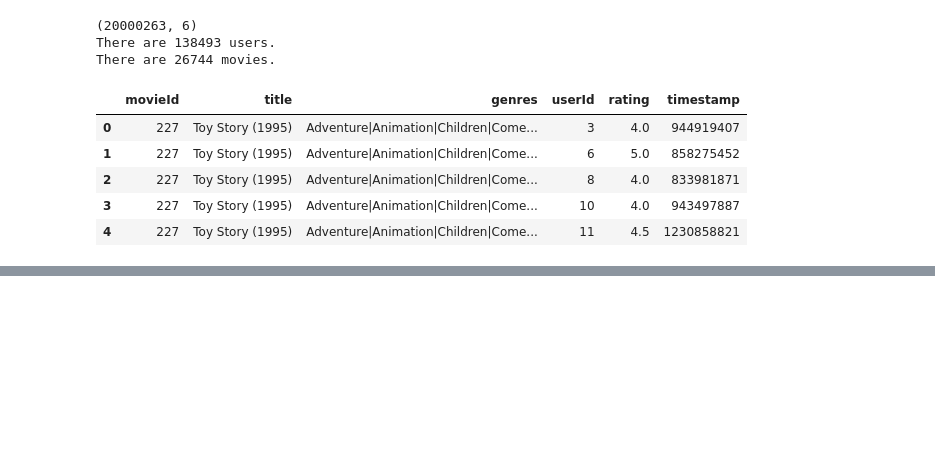
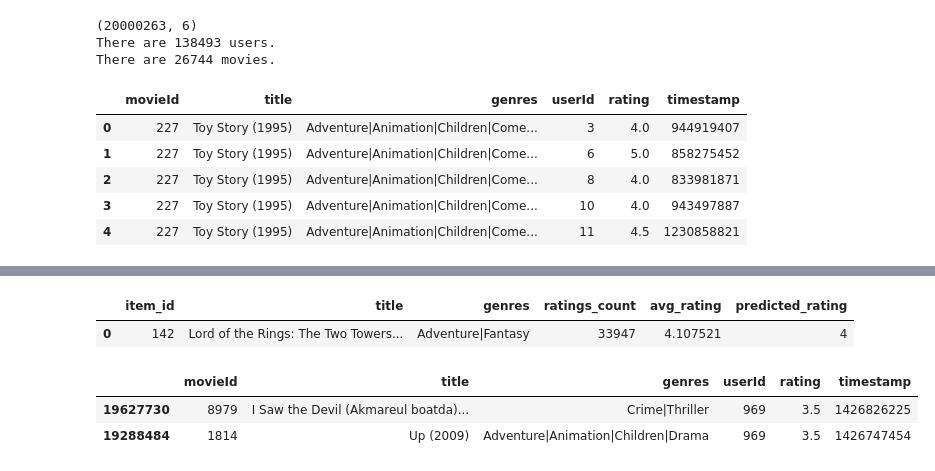
Before and after one commit to alineberry/my-movie-recommender, a Jupyter notebook: notebooks/collaborative-matrix-factorization-approach.ipynb, the cells around one changed output, grey strips where cells are left out. Drawn from its saved outputs; the diff is of its cells as text; code cells hidden in the pictures; blank space fills up the shorter version.

```diff
--- a/notebooks/collaborative-matrix-factorization-approach.ipynb
+++ b/notebooks/collaborative-matrix-factorization-approach.ipynb
@@ -188,0 +235,11 @@ predicted_ratings.loc[1].max()
+# %%
+get_users_predictions(user_id=969, n=20, model=predicted_ratings)
+# %% [output]
+|  | item_id | title | genres | ratings_count | avg_rating | predicted_rating |
+| 0 | 142 | Lord of the Rings: The Two Towers... | Adventure|Fantasy | 33947 | 4.107521 | 4 |
+# %%
+test.query('userId == 969')
+# %% [output]
+|  | movieId | title | genres | userId | rating | timestamp |
+| 19627730 | 8979 | I Saw the Devil (Akmareul boatda)... | Crime|Thriller | 969 | 3.5 | 1426826225 |
+| 19288484 | 1814 | Up (2009) | Adventure|Animation|Children|Drama | 969 | 3.5 | 1426747454 |
```
Also changed, not shown: parts of 14 cells of this notebook.
